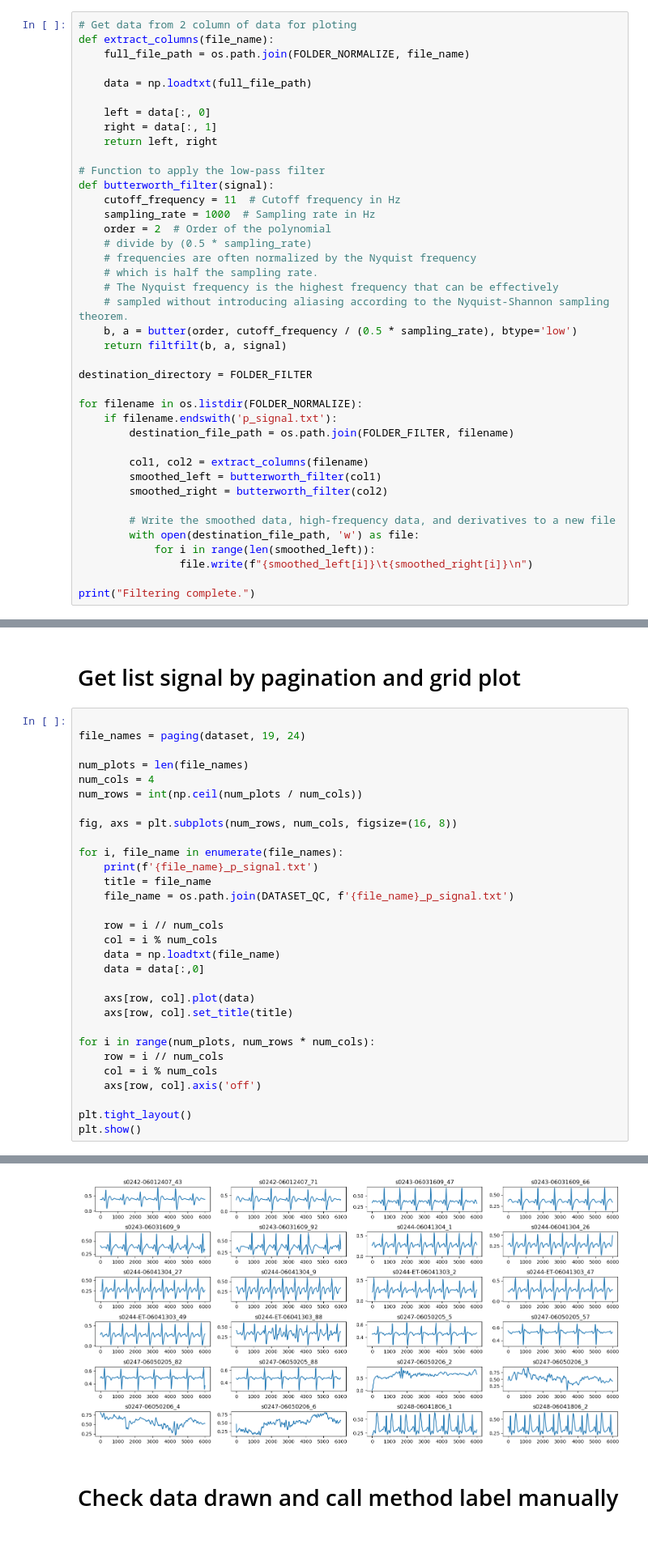
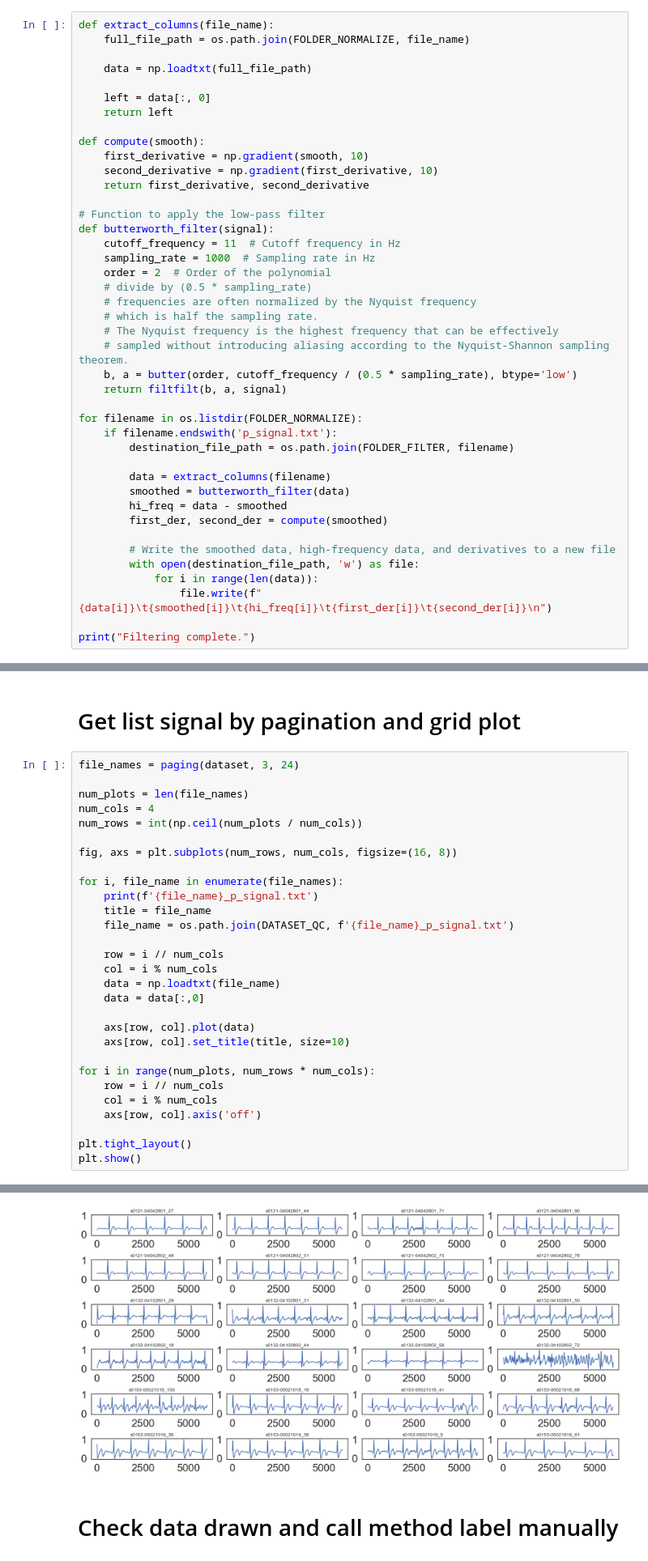
Before and after one commit to ng-anhhtuann/ecg-stroke-prediction, a Jupyter notebook: elderly-stroke/ecg.ipynb, the cells around one changed output, grey strips where cells are left out. Shown at 81% size. Cells and saved outputs as stored; diff of their text form; blank space fills up the shorter version.

```diff
--- a/elderly-stroke/ecg.ipynb
+++ b/elderly-stroke/ecg.ipynb
@@ -338,13 +329,16 @@ All files have been normalized.
 # %%
-# Get data from 2 column of data for ploting
 def extract_columns(file_name):
     full_file_path = os.path.join(FOLDER_NORMALIZE, file_name)
 
     data = np.loadtxt(full_file_path)
 
     left = data[:, 0]
-    right = data[:, 1]
-    return left, right
+    return left
+
+def compute(smooth):
+    first_derivative = np.gradient(smooth, 10)
+    second_derivative = np.gradient(first_derivative, 10)
+    return first_derivative, second_derivative
 
 # Function to apply the low-pass filter
 def butterworth_filter(signal):
@@ -359,19 +353,18 @@ def butterworth_filter(signal):
     b, a = butter(order, cutoff_frequency / (0.5 * sampling_rate), btype='low')
     return filtfilt(b, a, signal)
 
-destination_directory = FOLDER_FILTER
-
 for filename in os.listdir(FOLDER_NORMALIZE):
     if filename.endswith('p_signal.txt'):
         destination_file_path = os.path.join(FOLDER_FILTER, filename)
 
-        col1, col2 = extract_columns(filename)
-        smoothed_left = butterworth_filter(col1)
-        smoothed_right = butterworth_filter(col2)
+        data = extract_columns(filename)
+        smoothed = butterworth_filter(data)
+        hi_freq = data - smoothed
+        first_der, second_der = compute(smoothed)
 
         # Write the smoothed data, high-frequency data, and derivatives to a new file
         with open(destination_file_path, 'w') as file:
-            for i in range(len(smoothed_left)):
-                file.write(f"{smoothed_left[i]}\t{smoothed_right[i]}\n")
+            for i in range(len(data)):
+                file.write(f"{data[i]}\t{smoothed[i]}\t{hi_freq[i]}\t{first_der[i]}\t{second_der[i]}\n")
 
 print("Filtering complete.")
@@ -440,8 +472,7 @@ print(data)
 # %% [markdown]
 # Get list signal by pagination and grid plot
 # %%
-
-file_names = paging(dataset, 19, 24)
+file_names = paging(dataset, 3, 24)
 
 num_plots = len(file_names)
 num_cols = 4
@@ -460,7 +491,7 @@ for i, file_name in enumerate(file_names):
     data = data[:,0]
 
     axs[row, col].plot(data)
-    axs[row, col].set_title(title)
+    axs[row, col].set_title(title, size=10)
 
 for i in range(num_plots, num_rows * num_cols):
     row = i // num_cols
@@ -490,3 +521,3 @@ s0248-06041806_2_p_signal.txt
-[figure, old version]
+[figure, new version]
 # %% [markdown]
 # Check data drawn and call method label manually
```
Also changed, not shown: parts of 17 cells of this notebook, 3 other files.
